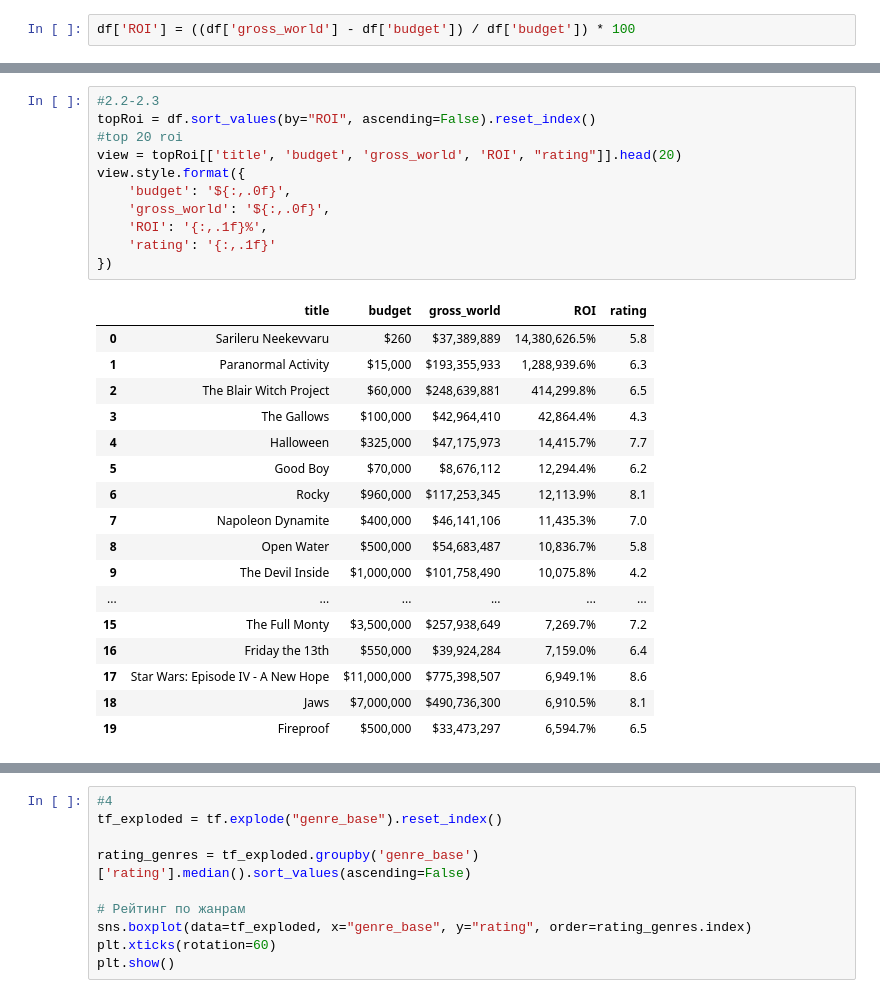
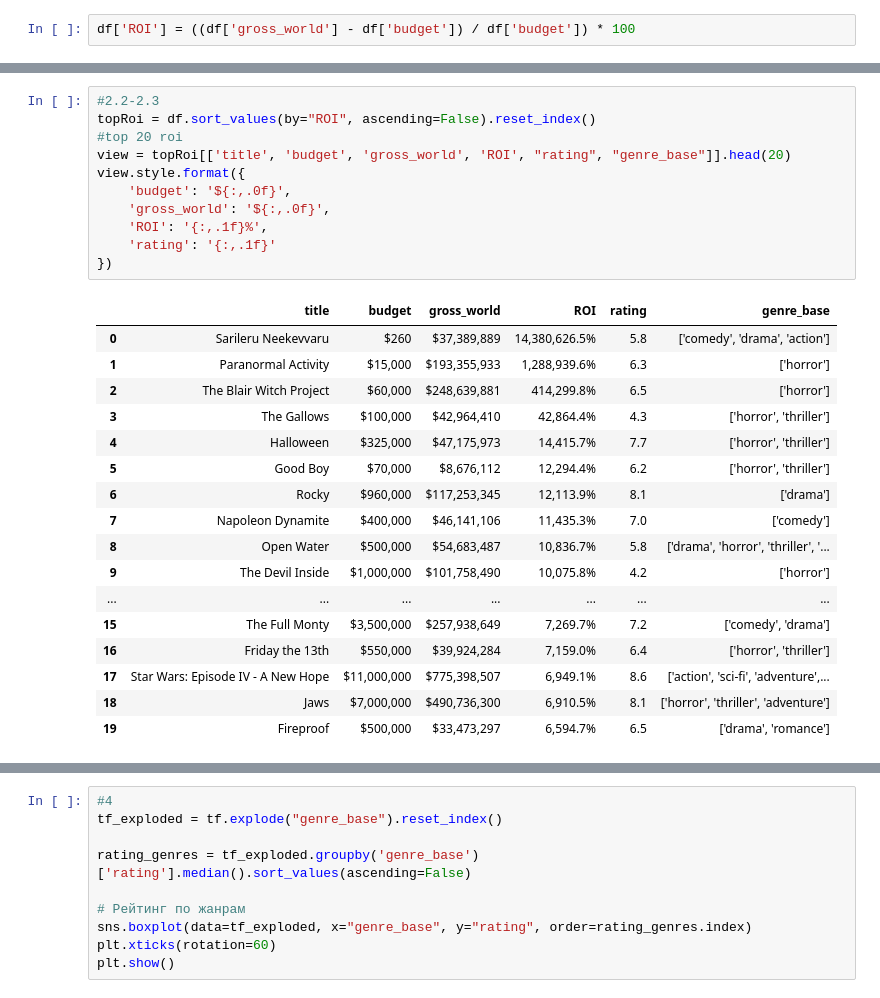
Before and after one commit to scandick/MovieAnalyticsProject, a Jupyter notebook: analysis/analyze.ipynb, the cells around one changed output, grey strips where cells are left out. Cells and saved outputs as stored; diff of their text form.

```diff
--- a/analysis/analyze.ipynb
+++ b/analysis/analyze.ipynb
@@ -40,29 +66,29 @@ ax.legend()
 # %%
 #2.2-2.3
 topRoi = df.sort_values(by="ROI", ascending=False).reset_index()
 #top 20 roi
-view = topRoi[['title', 'budget', 'gross_world', 'ROI', "rating"]].head(20)
+view = topRoi[['title', 'budget', 'gross_world', 'ROI', "rating", "genre_base"]].head(20)
 view.style.format({
     'budget': '${:,.0f}',
     'gross_world': '${:,.0f}',
     'ROI': '{:,.1f}%',
     'rating': '{:,.1f}'
 })
 # %% [output]
-|  | title | budget | gross_world | ROI | rating |
-| 0 | Sarileru Neekevvaru | $260 | $37,389,889 | 14,380,626.5% | 5.8 |
-| 1 | Paranormal Activity | $15,000 | $193,355,933 | 1,288,939.6% | 6.3 |
-| 2 | The Blair Witch Project | $60,000 | $248,639,881 | 414,299.8% | 6.5 |
-| 3 | The Gallows | $100,000 | $42,964,410 | 42,864.4% | 4.3 |
-| 4 | Halloween | $325,000 | $47,175,973 | 14,415.7% | 7.7 |
-| 5 | Good Boy | $70,000 | $8,676,112 | 12,294.4% | 6.2 |
-| 6 | Rocky | $960,000 | $117,253,345 | 12,113.9% | 8.1 |
-| 7 | Napoleon Dynamite | $400,000 | $46,141,106 | 11,435.3% | 7.0 |
-| 8 | Open Water | $500,000 | $54,683,487 | 10,836.7% | 5.8 |
-| 9 | The Devil Inside | $1,000,000 | $101,758,490 | 10,075.8% | 4.2 |
-| ... | ... | ... | ... | ... | ... |
-| 15 | The Full Monty | $3,500,000 | $257,938,649 | 7,269.7% | 7.2 |
-| 16 | Friday the 13th | $550,000 | $39,924,284 | 7,159.0% | 6.4 |
-| 17 | Star Wars: Episode IV - A New Hope | $11,000,000 | $775,398,507 | 6,949.1% | 8.6 |
-| 18 | Jaws | $7,000,000 | $490,736,300 | 6,910.5% | 8.1 |
-| 19 | Fireproof | $500,000 | $33,473,297 | 6,594.7% | 6.5 |
+|  | title | budget | gross_world | ROI | rating | genre_base |
+| 0 | Sarileru Neekevvaru | $260 | $37,389,889 | 14,380,626.5% | 5.8 | ['comedy', 'drama', 'action'] |
+| 1 | Paranormal Activity | $15,000 | $193,355,933 | 1,288,939.6% | 6.3 | ['horror'] |
+| 2 | The Blair Witch Project | $60,000 | $248,639,881 | 414,299.8% | 6.5 | ['horror'] |
+| 3 | The Gallows | $100,000 | $42,964,410 | 42,864.4% | 4.3 | ['horror', 'thriller'] |
+| 4 | Halloween | $325,000 | $47,175,973 | 14,415.7% | 7.7 | ['horror', 'thriller'] |
+| 5 | Good Boy | $70,000 | $8,676,112 | 12,294.4% | 6.2 | ['horror', 'thriller'] |
+| 6 | Rocky | $960,000 | $117,253,345 | 12,113.9% | 8.1 | ['drama'] |
+| 7 | Napoleon Dynamite | $400,000 | $46,141,106 | 11,435.3% | 7.0 | ['comedy'] |
+| 8 | Open Water | $500,000 | $54,683,487 | 10,836.7% | 5.8 | ['drama', 'horror', 'thriller', '... |
+| 9 | The Devil Inside | $1,000,000 | $101,758,490 | 10,075.8% | 4.2 | ['horror'] |
+| ... | ... | ... | ... | ... | ... | ... |
+| 15 | The Full Monty | $3,500,000 | $257,938,649 | 7,269.7% | 7.2 | ['comedy', 'drama'] |
+| 16 | Friday the 13th | $550,000 | $39,924,284 | 7,159.0% | 6.4 | ['horror', 'thriller'] |
+| 17 | Star Wars: Episode IV - A New Hope | $11,000,000 | $775,398,507 | 6,949.1% | 8.6 | ['action', 'sci-fi', 'adventure',... |
+| 18 | Jaws | $7,000,000 | $490,736,300 | 6,910.5% | 8.1 | ['horror', 'thriller', 'adventure'] |
+| 19 | Fireproof | $500,000 | $33,473,297 | 6,594.7% | 6.5 | ['drama', 'romance'] |
```
Also changed, not shown: parts of 20 cells of this notebook.
